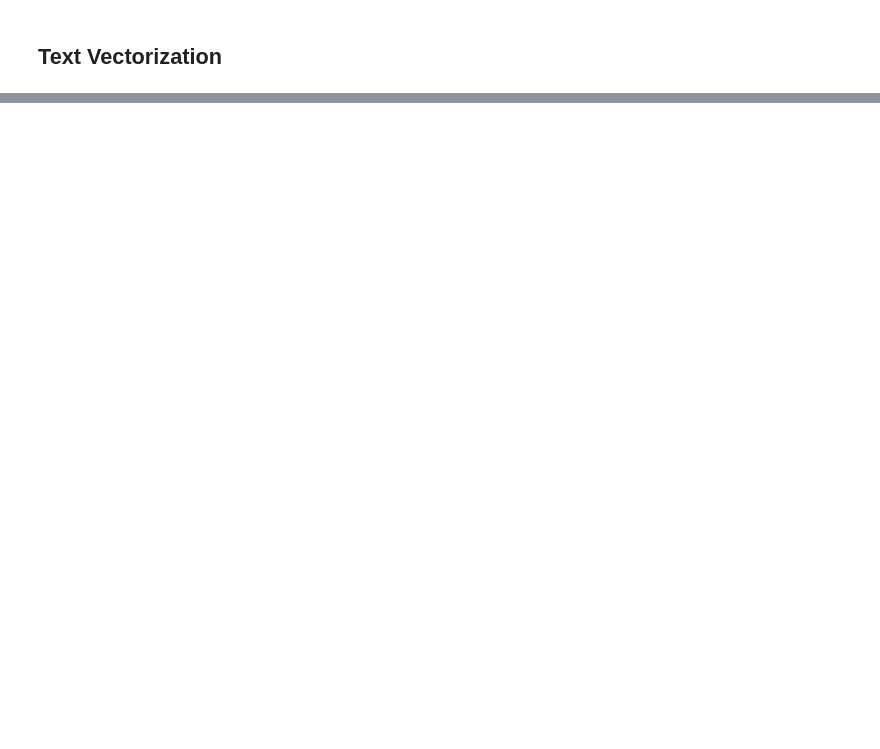
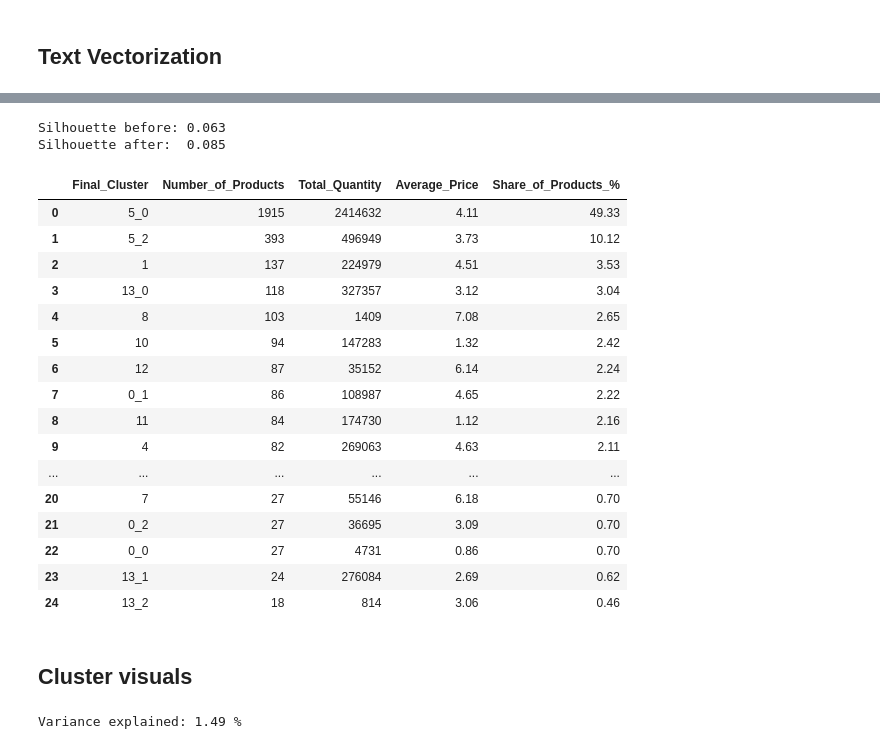
Before and after one commit to SsanyaS14/ISYE6740_OnlineRetailData, a Jupyter notebook: clean_product_model.ipynb, the cells around one changed output, grey strips where cells are left out. Saved outputs shown, nothing was run; the diff lists cells and outputs as text; code cells hidden in the pictures; blank space fills up the shorter version.

```diff
--- a/clean_product_model.ipynb
+++ b/clean_product_model.ipynb
@@ -662,0 +549,7 @@ plt.show()
+# %%
+initial_model = results[best_k]["model"]
+initial_labels = results[best_k]["labels"]
+
+final_products = products_valid.copy()
+final_products["Original_Cluster"] = initial_labels
+final_products["Final_Cluster"] = initial_labels.astype(str)
@@ -662,0 +593,7 @@ plt.show()
+# %%
+# clusters that are not tight; check this list against the cluster descriptions above and edit it if needed
+clusters_to_refine = cluster_evaluation.loc[
+    cluster_evaluation["Average_Distance"] > 0.6, "Cluster"
+].tolist()
+
+clusters_to_refine
@@ -662,0 +667,64 @@ plt.show()
+# %%
+final_models = {}
+
+for cluster, k in secondary_k.items():
+    mask = initial_labels == cluster
+    model = KMeans(n_clusters=k, n_init=20, random_state=42)
+    secondary_labels = model.fit_predict(X_valid[mask])
+
+    final_products.loc[mask, "Final_Cluster"] = [f"{cluster}_{label}" for label in secondary_labels]
+    final_models[cluster] = model
+# %%
+# performance before and after re-clustering
+print("Silhouette before:", round(silhouette_score(X_valid, initial_labels, metric="cosine"), 3))
+print("Silhouette after: ", round(silhouette_score(X_valid, final_products["Final_Cluster"], metric="cosine"), 3))
+
+final_summary = (
+    final_products
+    .groupby("Final_Cluster")
+    .agg(
+        Number_of_Products=("StockCode", "count"),
+        Total_Quantity=("Total_Quantity", "sum"),
+        Average_Price=("Average_Price", "mean")
+    )
+    .sort_values("Number_of_Products", ascending=False)
+    .reset_index()
+)
+final_summary["Share_of_Products_%"] = final_summary["Number_of_Products"] / len(final_products) * 100
+
+display(final_summary.round(2))
+# %% [output]
+Silhouette before: 0.063
+Silhouette after:  0.085
+|  | Final_Cluster | Number_of_Products | Total_Quantity | Average_Price | Share_of_Products_% |
+| 0 | 5_0 | 1915 | 2414632 | 4.11 | 49.33 |
+| 1 | 5_2 | 393 | 496949 | 3.73 | 10.12 |
+| 2 | 1 | 137 | 224979 | 4.51 | 3.53 |
+| 3 | 13_0 | 118 | 327357 | 3.12 | 3.04 |
+| 4 | 8 | 103 | 1409 | 7.08 | 2.65 |
+| 5 | 10 | 94 | 147283 | 1.32 | 2.42 |
+| 6 | 12 | 87 | 35152 | 6.14 | 2.24 |
+| 7 | 0_1 | 86 | 108987 | 4.65 | 2.22 |
+| 8 | 11 | 84 | 174730 | 1.12 | 2.16 |
+| 9 | 4 | 82 | 269063 | 4.63 | 2.11 |
+| ... | ... | ... | ... | ... | ... |
+| 20 | 7 | 27 | 55146 | 6.18 | 0.70 |
+| 21 | 0_2 | 27 | 36695 | 3.09 | 0.70 |
+| 22 | 0_0 | 27 | 4731 | 0.86 | 0.70 |
+| 23 | 13_1 | 24 | 276084 | 2.69 | 0.62 |
+| 24 | 13_2 | 18 | 814 | 3.06 | 0.46 |
+# %% [markdown]
+## Cluster visuals
+# %%
+# Reduce TF-IDF vectors to 2 dimensions for visualisation
+
+svd = TruncatedSVD(n_components=2, random_state=42)
+X_2d = svd.fit_transform(X_valid)
+
+# Add coordinates to final_products
+final_products["X"] = X_2d[:, 0]
+final_products["Y"] = X_2d[:, 1]
+
+print("Variance explained:", round(svd.explained_variance_ratio_.sum() * 100, 2), "%")
+# %% [output]
+Variance explained: 1.49 %
```
Also changed, not shown: parts of 47 cells of this notebook, 1 other file.
